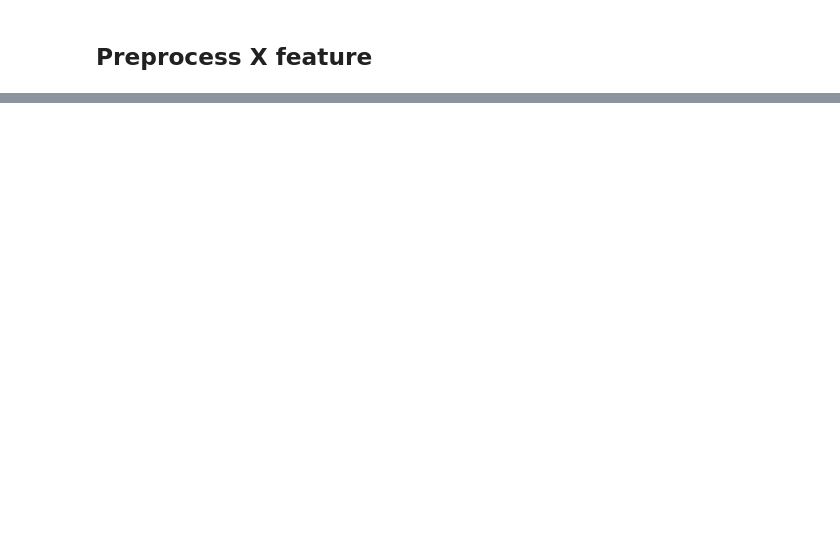
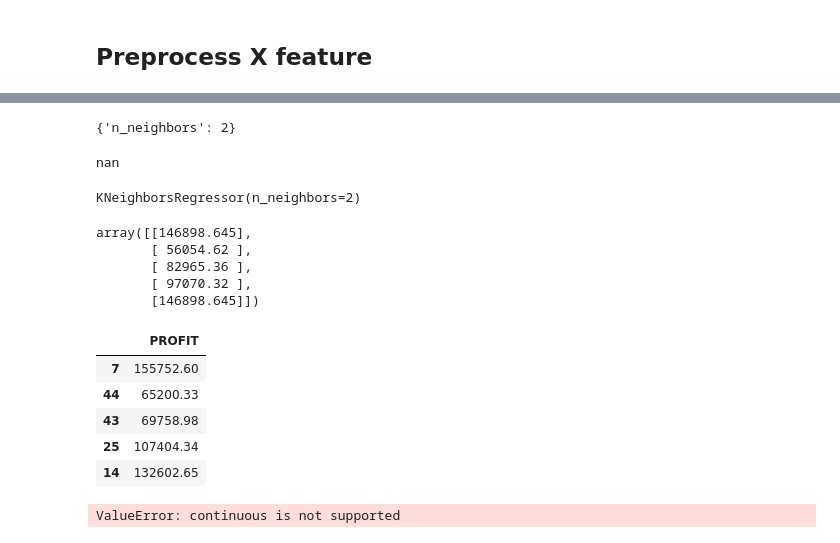
Before and after one commit to mohinikapse1819/vs-repository, a Jupyter notebook: K-Neighbor Classification/KNN Regressor.ipynb, the cells around one changed output, grey strips where cells are left out. Saved outputs shown, nothing was run; the diff lists cells and outputs as text; code cells hidden in the pictures; blank space fills up the shorter version.

```diff
--- a/K-Neighbor Classification/KNN Regressor.ipynb
+++ b/K-Neighbor Classification/KNN Regressor.ipynb
@@ -104,0 +106,6 @@ Name: count, dtype: int64
+# %%
+num_pipe=Pipeline(steps=[('imputer',SimpleImputer(strategy='median')),
+                            ('scalar',StandardScaler())])
+# %%
+X_pre=num_pipe.fit_transform(X)
+X_pre[0:5]
@@ -104,0 +125,3 @@ Name: count, dtype: int64
+# %%
+from sklearn.model_selection import train_test_split
+xtrain,xtest,ytrain,ytest=train_test_split(X_pre,Y,test_size=0.33,random_state=21)
@@ -104,0 +167,13 @@ Name: count, dtype: int64
+# %%
+gscv.best_params_
+# %% [output]
+{'n_neighbors': 2}
+# %%
+gscv.best_score_
+# %% [output]
+nan
+# %%
+best_knn = gscv.best_estimator_
+best_knn
+# %% [output]
+KNeighborsRegressor(n_neighbors=2)
@@ -104,0 +183,24 @@ Name: count, dtype: int64
+# %%
+ypred_ts[0:5]
+# %% [output]
+array([[146898.645],
+       [ 56054.62 ],
+       [ 82965.36 ],
+       [ 97070.32 ],
+       [146898.645]])
+# %%
+ytest.head()
+# %% [output]
+|  | PROFIT |
+| 7 | 155752.60 |
+| 44 | 65200.33 |
+| 43 | 69758.98 |
+| 25 | 107404.34 |
+| 14 | 132602.65 |
+# %%
+from sklearn.metrics import confusion_matrix, ConfusionMatrixDisplay
+cf = confusion_matrix(ytest, ypred_ts)
+cfd = ConfusionMatrixDisplay(cf, display_labels=best_knn.classes_)
+cfd.plot()
+# %% [output]
+ValueError: continuous is not supported
```
Also changed, not shown: parts of 24 cells of this notebook, 3 other files.
